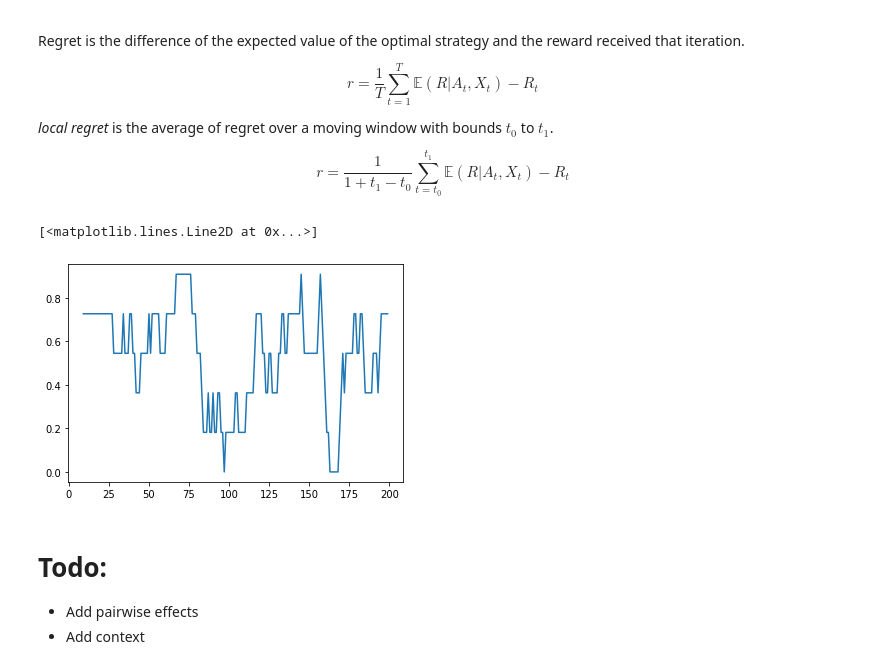
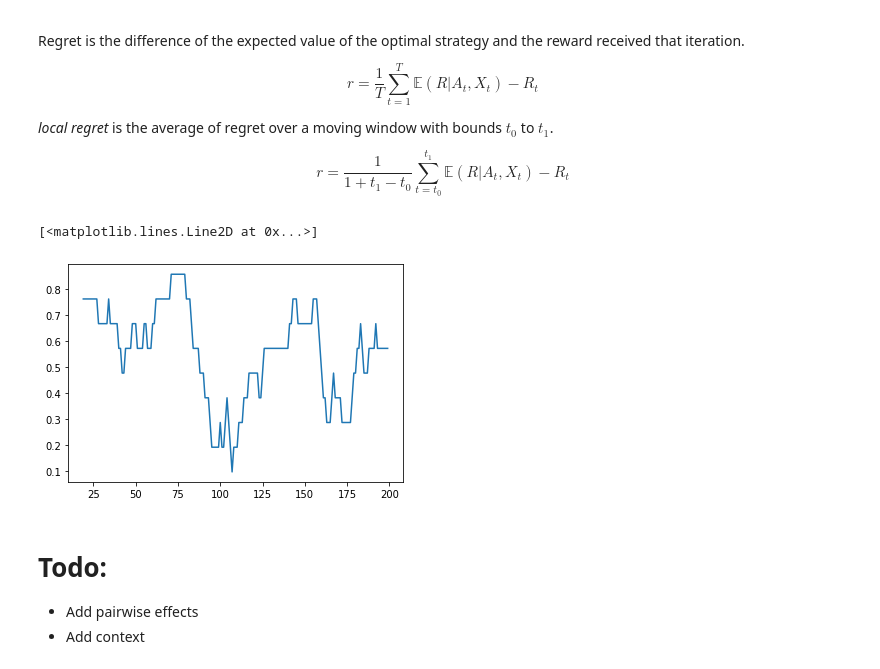
Before and after one commit to rfdickerson/multiarmed-bandits, a Jupyter notebook: bandits.ipynb, the cells around one changed output. Saved outputs shown, nothing was run; the diff lists cells and outputs as text; code cells hidden in the pictures.

```diff
--- a/bandits.ipynb
+++ b/bandits.ipynb
@@ -587,12 +585,12 @@ def regret(T, H):
 # %%
-window = 10
+window = 20
 x = np.linspace(0, 100, 1)
 y = 1/(1+window) * H["reward"].rolling(window).sum()
 
 plt.plot(y)
 # %% [output]
 [<matplotlib.lines.Line2D at 0x...>]
-[figure, old version]
+[figure, new version]
 # %% [markdown]
 # Todo:
 
```
Also changed, not shown: parts of 2 cells of this notebook, 2 other files.
